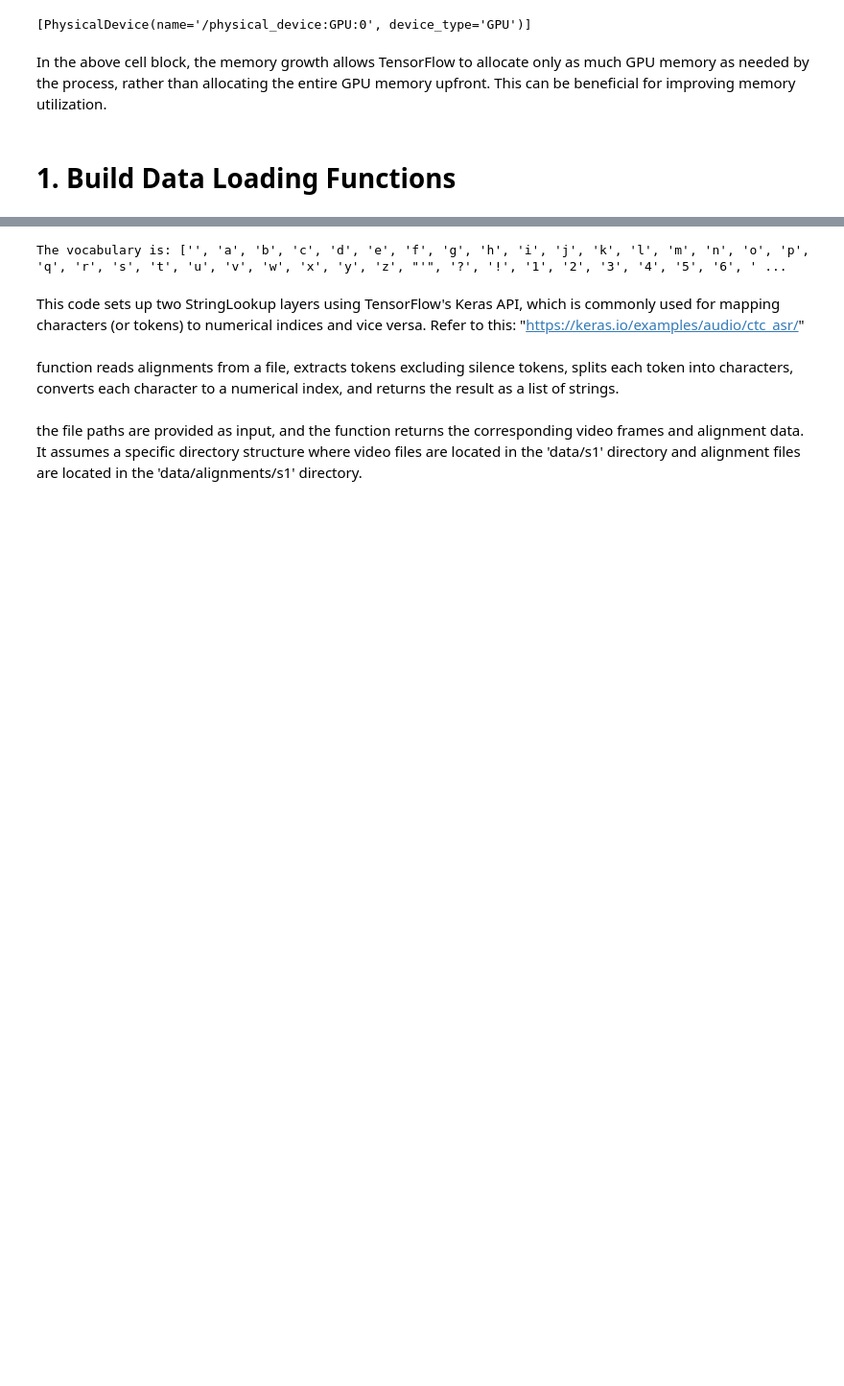
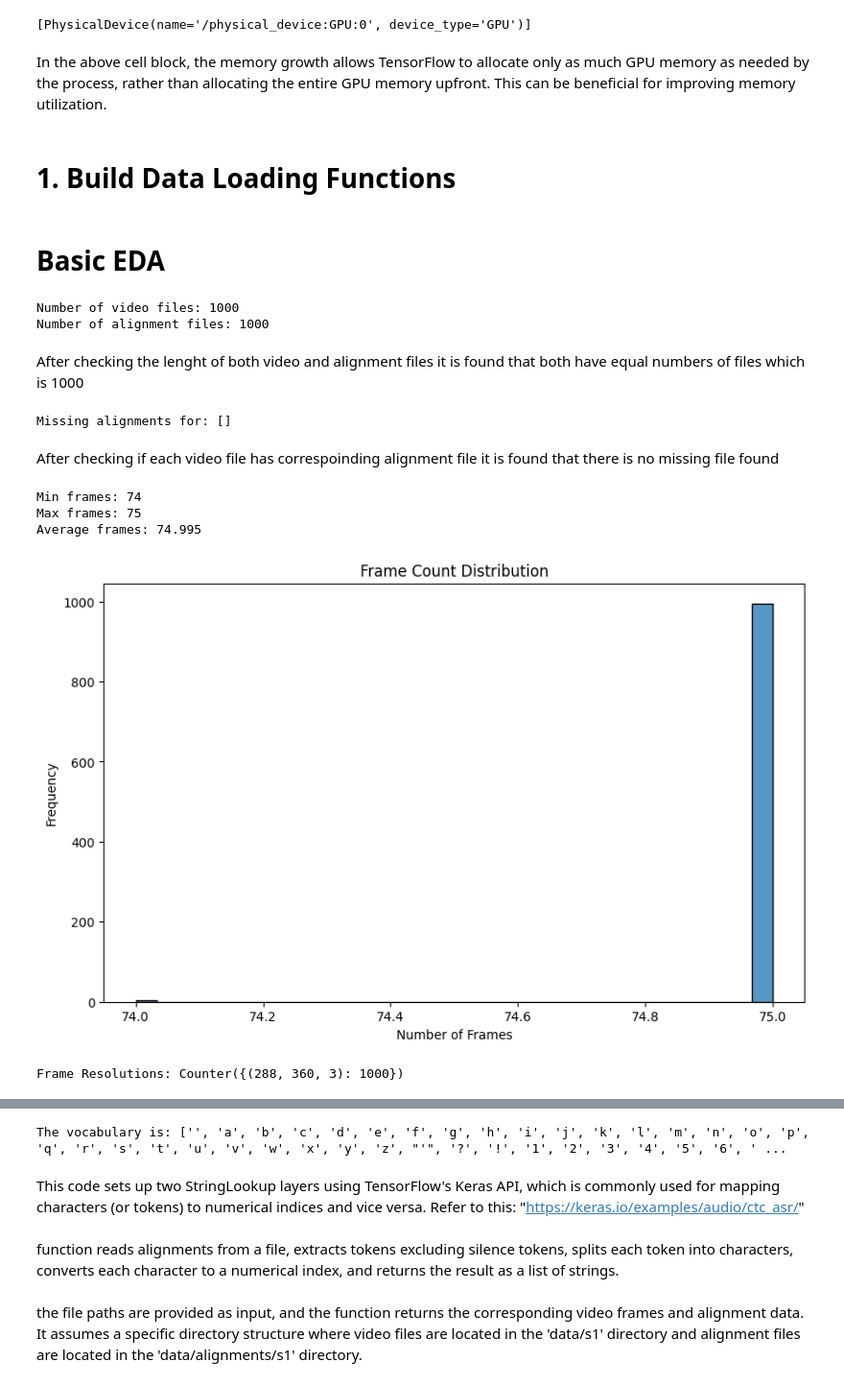
Before and after one commit to nandakishor-v/DataScience, a Jupyter notebook: lipsyn (1).ipynb, the cells around one changed output, grey strips where cells are left out. Shown at 96% size. Cells and saved outputs as stored; diff of their text form; code cells hidden in the pictures; blank space fills up the shorter version.

Commit message:
Basic EDA

```diff
--- a/lipsyn (1).ipynb
+++ b/lipsyn (1).ipynb
@@ -33,3 +38,72 @@ url = 'https://drive.google.com/uc?id=1YlvpDLix3S-U8fd-gqRwPcWXAXm8JwjL'
 output = 'data.zip'
 gdown.download(url, output, quiet=False)
 gdown.extractall('data.zip')
+# %% [markdown]
+# Basic EDA
+# %%
+# Define paths
+video_dir = './data/s1'
+alignment_dir = './data/alignments/s1'
+
+# 1. Basic File Information
+video_files = sorted([f for f in os.listdir(video_dir) if f.endswith('.mpg')])
+alignment_files = sorted([f for f in os.listdir(alignment_dir) if f.endswith('.align')])
+
+print(f'Number of video files: {len(video_files)}')
+print(f'Number of alignment files: {len(alignment_files)}')
+# %% [output]
+Number of video files: 1000
+Number of alignment files: 1000
+# %% [markdown]
+After checking the lenght of both video and alignment files it is found that both have equal numbers of files which is 1000
+# %%
+# Check if each video file has a corresponding alignment file
+missing_alignments = []
+for video_file in video_files:
+    base_name = video_file.split('.')[0]
+    if f'{base_name}.align' not in alignment_files:
+        missing_alignments.append(video_file)
+
+print(f'Missing alignments for: {missing_alignments}')
+# %% [output]
+Missing alignments for: []
+# %% [markdown]
+After checking if each video file has correspoinding alignment file it is found that there is no missing file found
+# %%
+# 2. Video Data Analysis
+frame_counts = []
+resolutions = []
+
+for video_file in video_files:
+    cap = cv2.VideoCapture(os.path.join(video_dir, video_file))
+    frame_count = int(cap.get(cv2.CAP_PROP_FRAME_COUNT))
+    frame_counts.append(frame_count)
+
+    if cap.isOpened():
+        ret, frame = cap.read()
+        if ret:
+            resolutions.append(frame.shape)
+
+    cap.release()
+
+print(f'Min frames: {np.min(frame_counts)}')
+print(f'Max frames: {np.max(frame_counts)}')
+print(f'Average frames: {np.mean(frame_counts)}')
+
+plt.figure(figsize=(10, 6))
+sns.histplot(frame_counts, bins=30)
+plt.title('Frame Count Distribution')
+plt.xlabel('Number of Frames')
+plt.ylabel('Frequency')
+plt.show()
+# %% [output]
+Min frames: 74
+Max frames: 75
+Average frames: 74.995
+[figure, added]
+# %%
+# Check resolutions
+resolution_counts = Counter(resolutions)
+print('Frame Resolutions:', resolution_counts)
+# %% [output]
+Frame Resolutions: Counter({(288, 360, 3): 1000})
```
Also changed, not shown: parts of 8 cells of this notebook.
